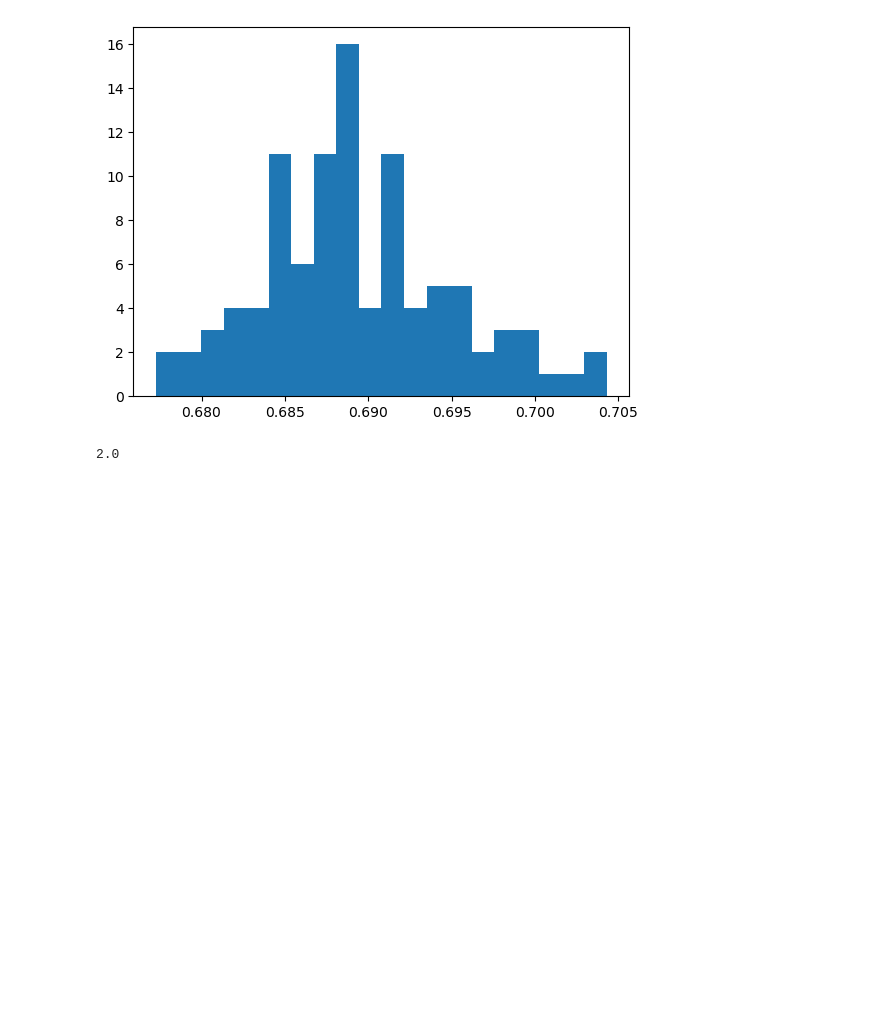
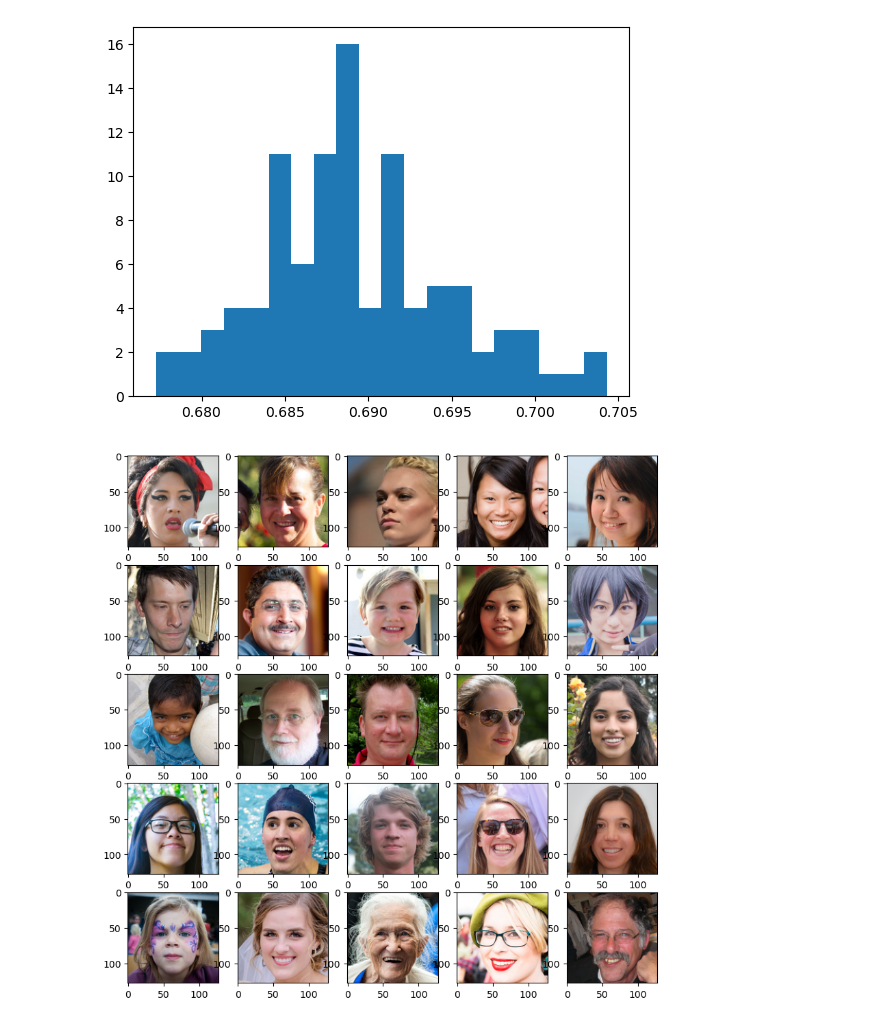
Before and after one commit to Usatoff/datasets_similarity, a Jupyter notebook: base.ipynb, the cells around one changed output. Cells and saved outputs as stored; diff of their text form; code cells hidden in the pictures; blank space fills up the shorter version.

Commit message:
add datasets visual comparing

```diff
--- a/base.ipynb
+++ b/base.ipynb
@@ -52,7 +52,7 @@ class MyDataset(Dataset):
         image = cv2.imread(filepath)
         image = cv2.cvtColor(image, cv2.COLOR_BGR2RGB)
 
-        return image.float()
+        return image
 
     def __getitem__(self, idx):
         filepath = self.images_paths[idx]
@@ -214,19 +214,20 @@ plt.hist(similarities_test_list_2, bins=20)
 [figure]
 # %%
 def plot_images(dataset, cnt, random_state=42):
+    np.random.seed(random_state)
+
     idxs = np.random.choice(range(len(dataset)), cnt, replace=False)
-    subset = torch.utils.data.Subset(dataset, idxs)
 
     rows = int(np.ceil(cnt ** 0.5))
     cols = int(cnt ** 0.5)
 
     fig, axs = plt.subplots(rows, cols, figsize=(10, 10))
 
-    for i in range(len(subset)):
-        axs[i // cols, i % cols].imshow(subset[i])
+    for i, idx in enumerate(idxs):
+        axs[i // cols, i % cols].imshow(dataset.get_original_image(idx))
 
     plt.show()
-# %%
-np.ceil(1.2)
-# %% [output]
-2.0
+# %%
+plot_images(my_dataset, 25)
+# %% [output]
+[figure, added]
```
Also changed, not shown: parts of 1 cell of this notebook.
